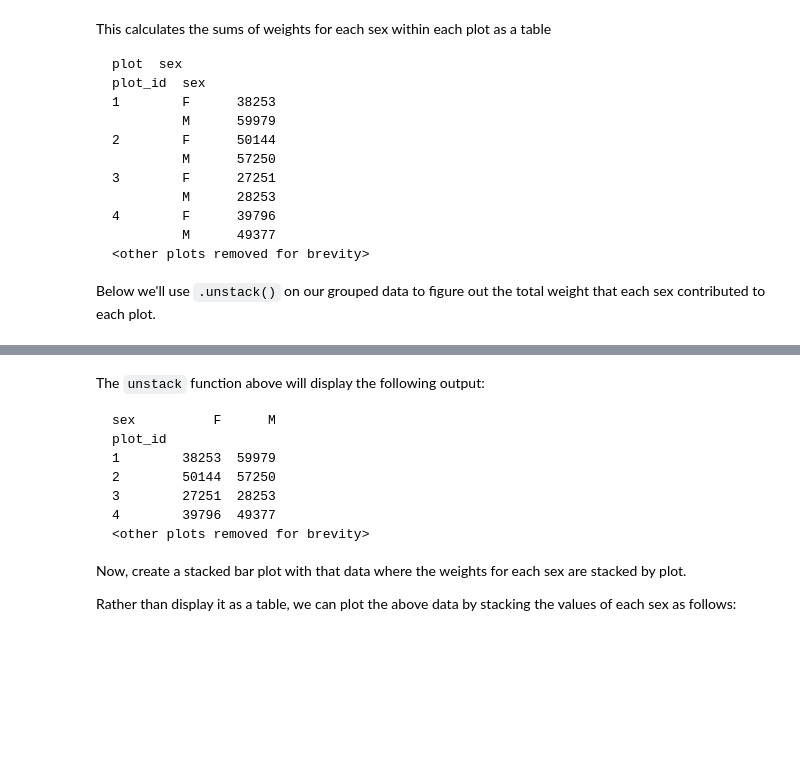
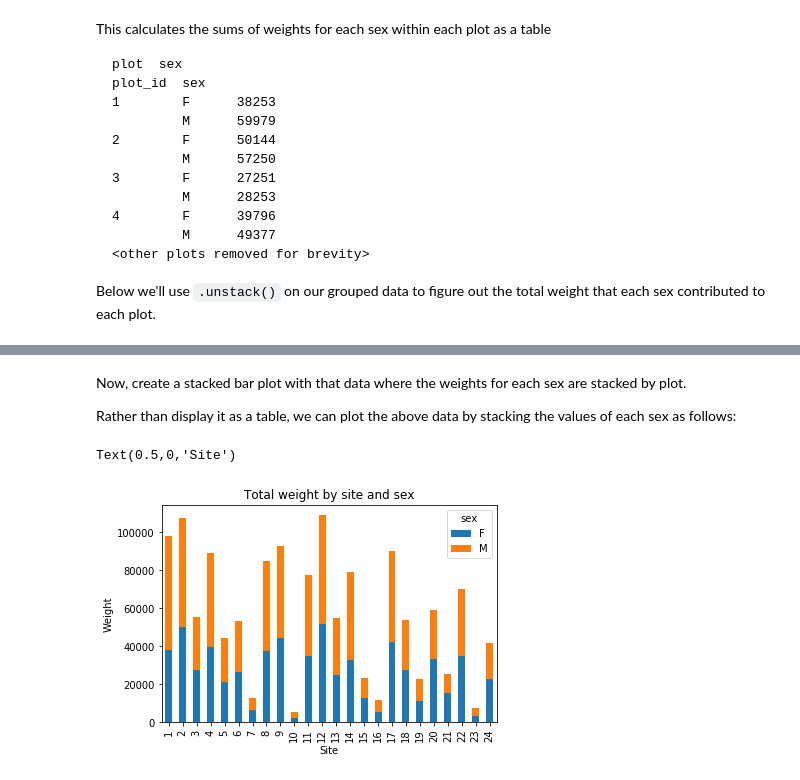
Before and after one commit to MonashDataFluency/python-workshop-base, a Jupyter notebook: workshops/docs/modules/notebooks/working_with_data.ipynb, the cells around one changed output, grey strips where cells are left out. Cells and saved outputs as stored; diff of their text form; code cells hidden in the pictures; blank space fills up the shorter version.

````diff
--- a/workshops/docs/modules/notebooks/working_with_data.ipynb
+++ b/workshops/docs/modules/notebooks/working_with_data.ipynb
@@ -565,24 +561,14 @@ plot_sex_count.unstack()
 # %% [markdown]
-
-The `unstack` function above will display the following output:
-
-```
-sex          F      M
-plot_id
-1        38253  59979
-2        50144  57250
-3        27251  28253
-4        39796  49377
-<other plots removed for brevity>
-```
-
 Now, create a stacked bar plot with that data where the weights for each sex are stacked by plot.
 
 Rather than display it as a table, we can plot the above data by stacking the values of each sex as follows:
 # %%
-by_plot_sex = surveys_df.groupby(['plot_id','sex'])
+by_plot_sex = surveys_df.groupby(['site_id','sex'])
 plot_sex_count = by_plot_sex['weight'].sum()
 spc = plot_sex_count.unstack()
-s_plot = spc.plot(kind='bar',stacked=True,title="Total weight by plot and sex")
+s_plot = spc.plot(kind='bar',stacked=True,title="Total weight by site and sex")
 s_plot.set_ylabel("Weight")
-s_plot.set_xlabel("Plot")
+s_plot.set_xlabel("Site")
+# %% [output]
+Text(0.5,0,'Site')
+[figure, added]
````
Also changed, not shown: parts of 36 cells of this notebook, 7 other files.
